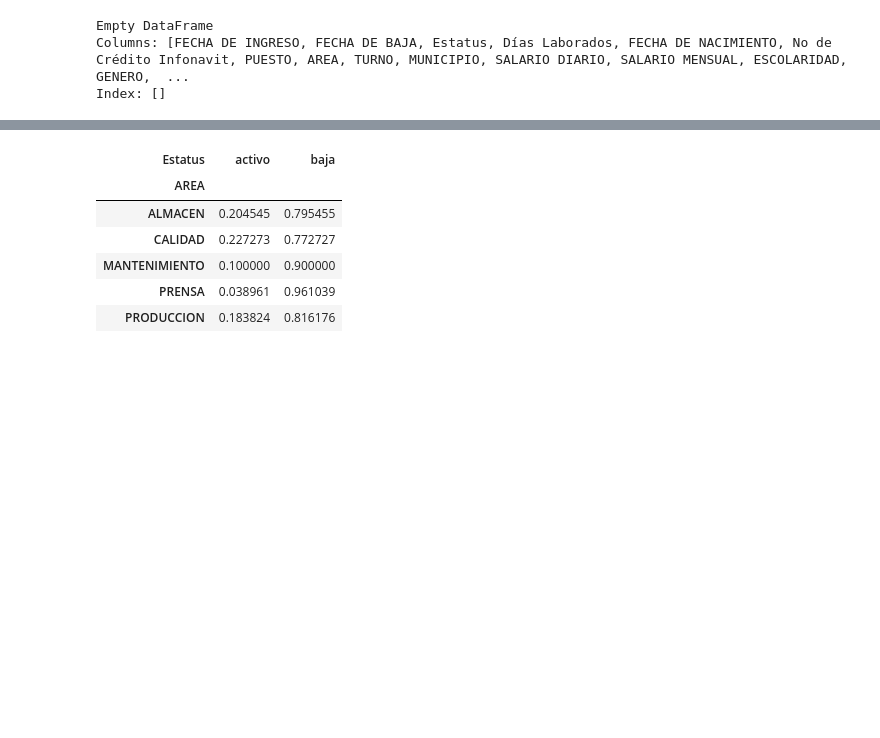
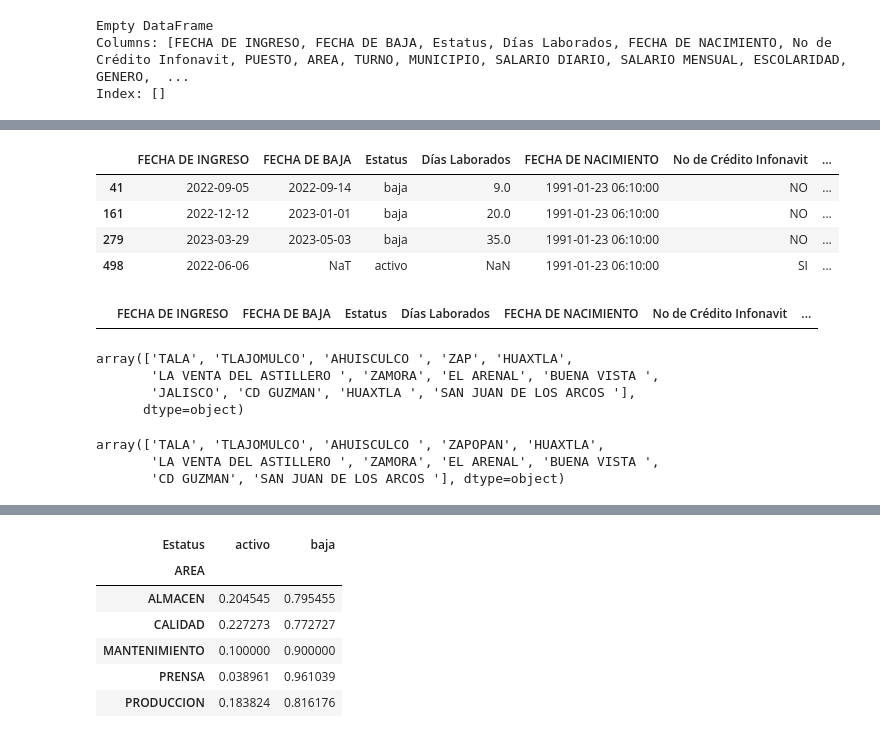
Before and after one commit to Jolmed26/PrediccionRotacionPersonal, a Jupyter notebook: src/EDA.ipynb, the cells around one changed output, grey strips where cells are left out. Cells and saved outputs as stored; diff of their text form; code cells hidden in the pictures; blank space fills up the shorter version.

```diff
--- a/src/EDA.ipynb
+++ b/src/EDA.ipynb
@@ -544,0 +539,43 @@ df_0_0.shape
+# %%
+# Area
+
+# Se revisa a qué area están asignadas las personas de intendencia para agregarles a estos 4 registros esa área
+
+df[df['PUESTO'] == 'INTENDENCIA']
+# %% [output]
+|  | FECHA DE INGRESO | FECHA DE BAJA | Estatus | Días Laborados | FECHA DE NACIMIENTO | No de Crédito Infonavit | ... |
+| 41 | 2022-09-05 | 2022-09-14 | baja | 9.0 | 1991-01-23 06:10:00 | NO | ... |
+| 161 | 2022-12-12 | 2023-01-01 | baja | 20.0 | 1991-01-23 06:10:00 | NO | ... |
+| 279 | 2023-03-29 | 2023-05-03 | baja | 35.0 | 1991-01-23 06:10:00 | NO | ... |
+| 498 | 2022-06-06 | NaT | activo | NaN | 1991-01-23 06:10:00 | SI | ... |
+# %%
+# Ya que se strata de sólamente 4 valores, e intendencia podría no
+# considerarse como personal de producción, se eliminarán estos 4 registros.
+
+df = df[df['PUESTO'] != 'INTENDENCIA']
+
+df[df['PUESTO'] == 'INTENDENCIA']
+# %% [output]
+|  | FECHA DE INGRESO | FECHA DE BAJA | Estatus | Días Laborados | FECHA DE NACIMIENTO | No de Crédito Infonavit | ... |
+# %%
+# Municipio
+
+df.MUNICIPIO.unique()
+# %% [output]
+array(['TALA', 'TLAJOMULCO', 'AHUISCULCO ', 'ZAP', 'HUAXTLA',
+       'LA VENTA DEL ASTILLERO ', 'ZAMORA', 'EL ARENAL', 'BUENA VISTA ',
+       'JALISCO', 'CD GUZMAN', 'HUAXTLA ', 'SAN JUAN DE LOS ARCOS '],
+      dtype=object)
+# %%
+# Municipio se actualiza ZAP y Jalisco a Zapopan
+# Huaxtla se homologan
+
+df.loc[df['MUNICIPIO'] == "JALISCO", 'MUNICIPIO'] = "ZAPOPAN"
+df.loc[df['MUNICIPIO'] == "ZAP", 'MUNICIPIO'] = "ZAPOPAN"
+df.loc[df['MUNICIPIO'] == "HUAXTLA ", 'MUNICIPIO'] = "HUAXTLA"
+
+df.MUNICIPIO.unique()
+# %% [output]
+array(['TALA', 'TLAJOMULCO', 'AHUISCULCO ', 'ZAPOPAN', 'HUAXTLA',
+       'LA VENTA DEL ASTILLERO ', 'ZAMORA', 'EL ARENAL', 'BUENA VISTA ',
+       'CD GUZMAN', 'SAN JUAN DE LOS ARCOS '], dtype=object)
```
Also changed, not shown: parts of 35 cells of this notebook.
